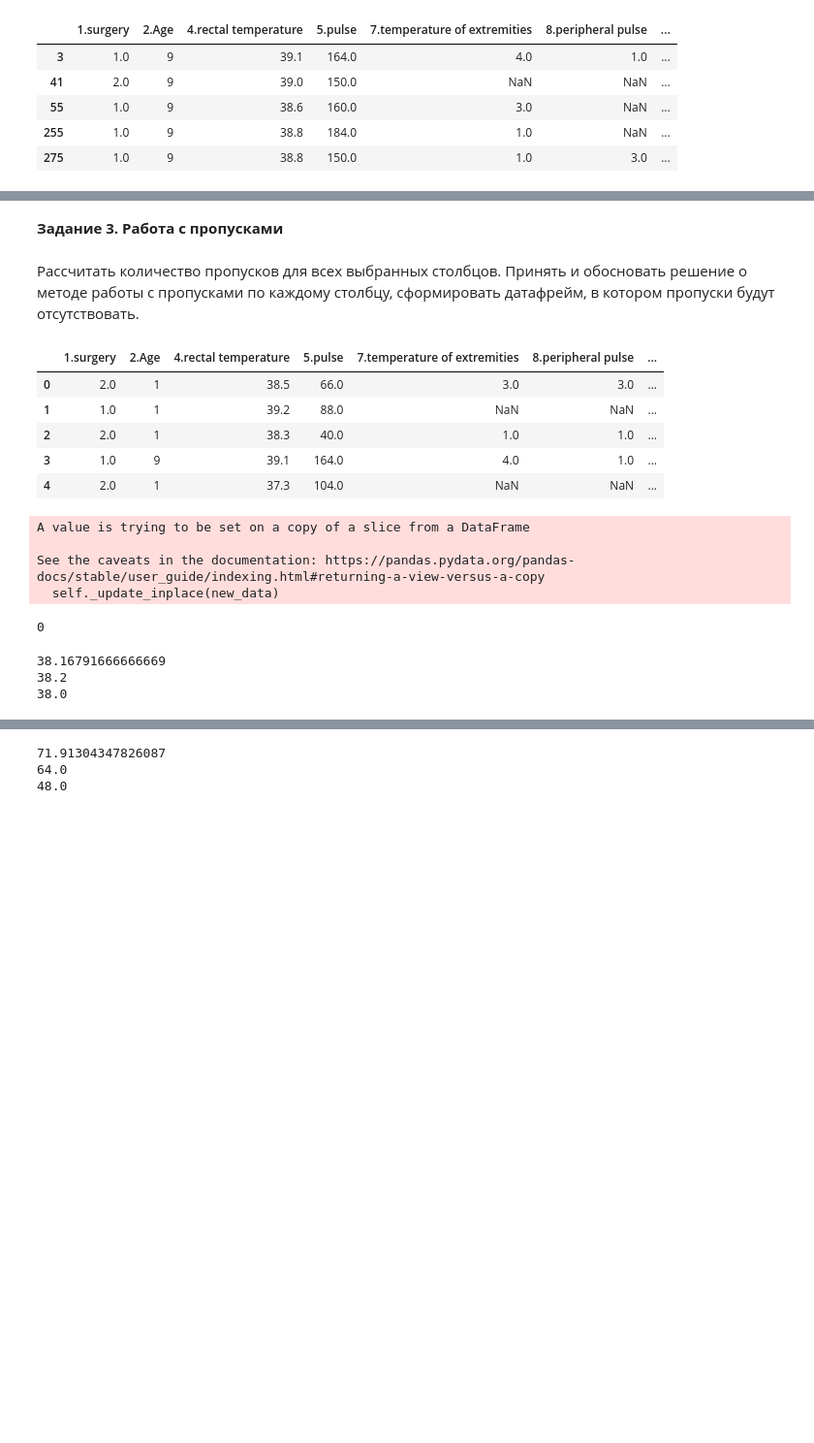
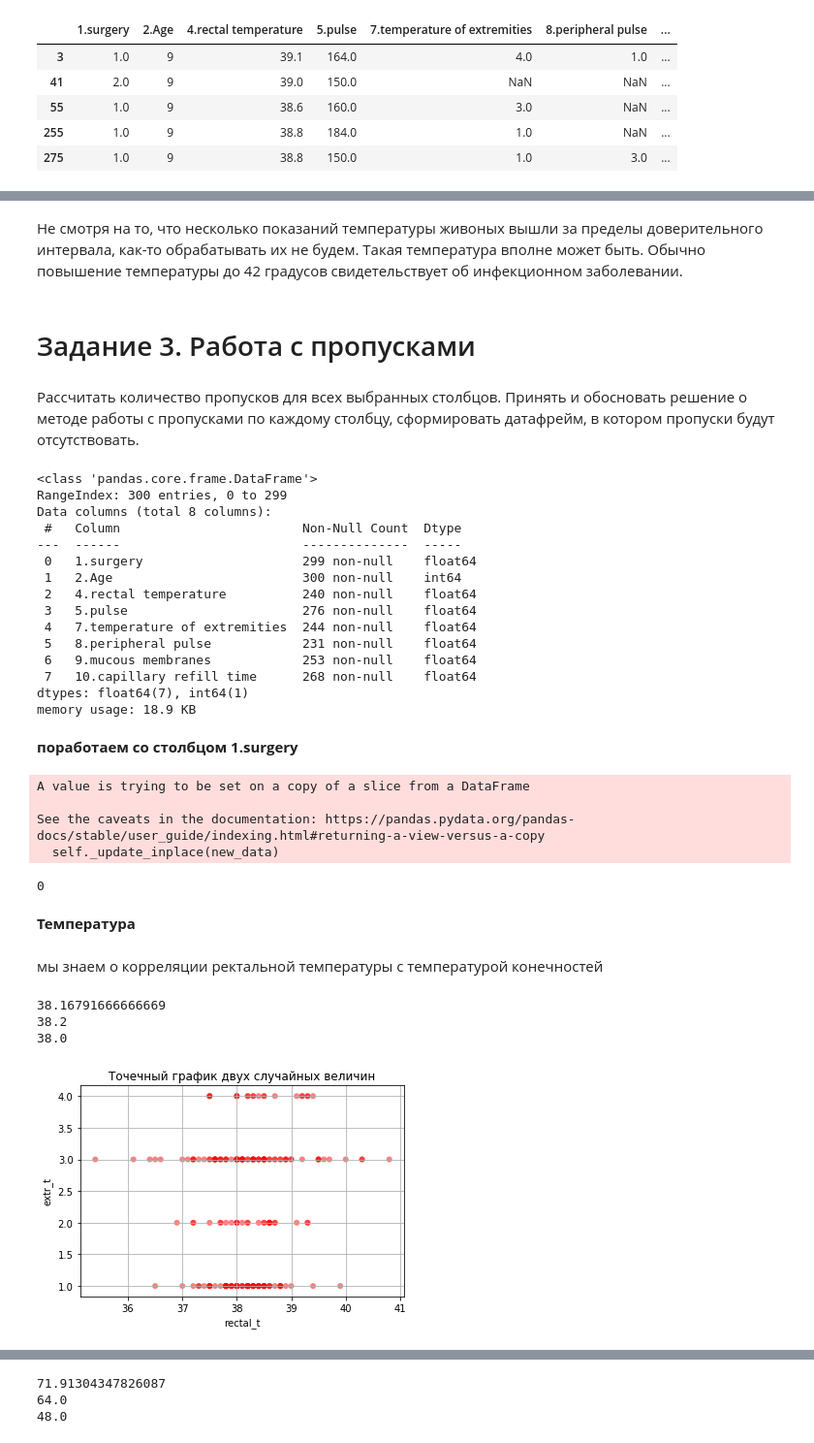
Before and after one commit to DmitryTrufanov/pyda-10-new_stat1, a Jupyter notebook: Solved_HW_Stat_Basics.ipynb, the cells around one changed output, grey strips where cells are left out. Shown at 97% size. Drawn from its saved outputs; the diff is of its cells as text; code cells hidden in the pictures; blank space fills up the shorter version.

```diff
--- a/Solved_HW_Stat_Basics.ipynb
+++ b/Solved_HW_Stat_Basics.ipynb
@@ -155,0 +165,3 @@ df_pulse.head()
+# %%
+# заменим 9 на 1, т.е. взрослая лошадь
+df_nan1['2.Age'] = df_nan1['2.Age'].replace(9, 1)
@@ -155,0 +187,5 @@ df_pulse.head()
+# %%
+#df_nan1.loc[df_nan1['10.capillary refill time'] == 3.0, '10.capillary refill time'] = 2
+
+df_nan1['10.capillary refill time'] = df_nan1['10.capillary refill time'].replace(3, 2)
+print(max(df_nan1['10.capillary refill time']))
@@ -156,17 +224,31 @@ df_pulse.head()
+# %% [markdown]
+Не смотря на то, что несколько показаний температуры живоных вышли за пределы доверительного интервала, как-то обрабатывать их не будем.
+Такая температура вполне может быть. Обычно повышение температуры до 42 градусов свидетельствует об инфекционном заболевании.
 # %% [markdown]
-**Задание 3. Работа с пропусками**
+# Задание 3. Работа с пропусками
 # %% [markdown]
 Рассчитать количество пропусков для всех выбранных столбцов. Принять и обосновать решение о методе работы с пропусками по каждому столбцу, сформировать датафрейм, в котором пропуски будут отсутствовать.
 # %%
 df_replace = df_nan1
-df_replace.head()
+df_replace.info()
 # %% [output]
-|  | 1.surgery | 2.Age | 4.rectal temperature | 5.pulse | 7.temperature of extremities | 8.peripheral pulse | ... |
-| 0 | 2.0 | 1 | 38.5 | 66.0 | 3.0 | 3.0 | ... |
-| 1 | 1.0 | 1 | 39.2 | 88.0 | NaN | NaN | ... |
-| 2 | 2.0 | 1 | 38.3 | 40.0 | 1.0 | 1.0 | ... |
-| 3 | 1.0 | 9 | 39.1 | 164.0 | 4.0 | 1.0 | ... |
-| 4 | 2.0 | 1 | 37.3 | 104.0 | NaN | NaN | ... |
+<class 'pandas.core.frame.DataFrame'>
+RangeIndex: 300 entries, 0 to 299
+Data columns (total 8 columns):
+ #   Column                        Non-Null Count  Dtype
+---  ------                        --------------  -----
+ 0   1.surgery                     299 non-null    float64
+ 1   2.Age                         300 non-null    int64
+ 2   4.rectal temperature          240 non-null    float64
+ 3   5.pulse                       276 non-null    float64
+ 4   7.temperature of extremities  244 non-null    float64
+ 5   8.peripheral pulse            231 non-null    float64
+ 6   9.mucous membranes            253 non-null    float64
+ 7   10.capillary refill time      268 non-null    float64
+dtypes: float64(7), int64(1)
+memory usage: 18.9 KB
+# %% [markdown]
+**поработаем со столбцом 1.surgery**
 # %%
 #Если мы не знаем, была ли операция, то ставим 2 - операции не было
 df_replace['1.surgery'].fillna(2, inplace=True)
@@ -177,6 +259,10 @@ A value is trying to be set on a copy of a slice from a DataFrame
 See the caveats in the documentation: https://pandas.pydata.org/pandas-docs/stable/user_guide/indexing.html#returning-a-view-versus-a-copy
   self._update_inplace(new_data)
 0
+# %% [markdown]
+**Температура**
+# %% [markdown]
+мы знаем о корреляции ректальной температуры с температурой конечностей
 # %%
 print(df_replace['4.rectal temperature'].mean())
 print(df_replace['4.rectal temperature'].median())
@@ -185,3 +271,16 @@ print(df_replace['4.rectal temperature'].mode()[0])
 38.16791666666669
 38.2
 38.0
+# %%
+rectal_t = df_replace['4.rectal temperature']
+extr_t = df_replace['7.temperature of extremities']
+fig, ax = plt.subplots()
+ax.scatter(rectal_t, extr_t, c='red', alpha=0.5, edgecolors='none')
+
+ax.grid(True)
+plt.xlabel('rectal_t')
+plt.ylabel('extr_t')
+plt.title('Точечный график двух случайных величин')
+plt.show()
+# %% [output]
+[figure, added]
```
Also changed, not shown: parts of 32 cells of this notebook.
